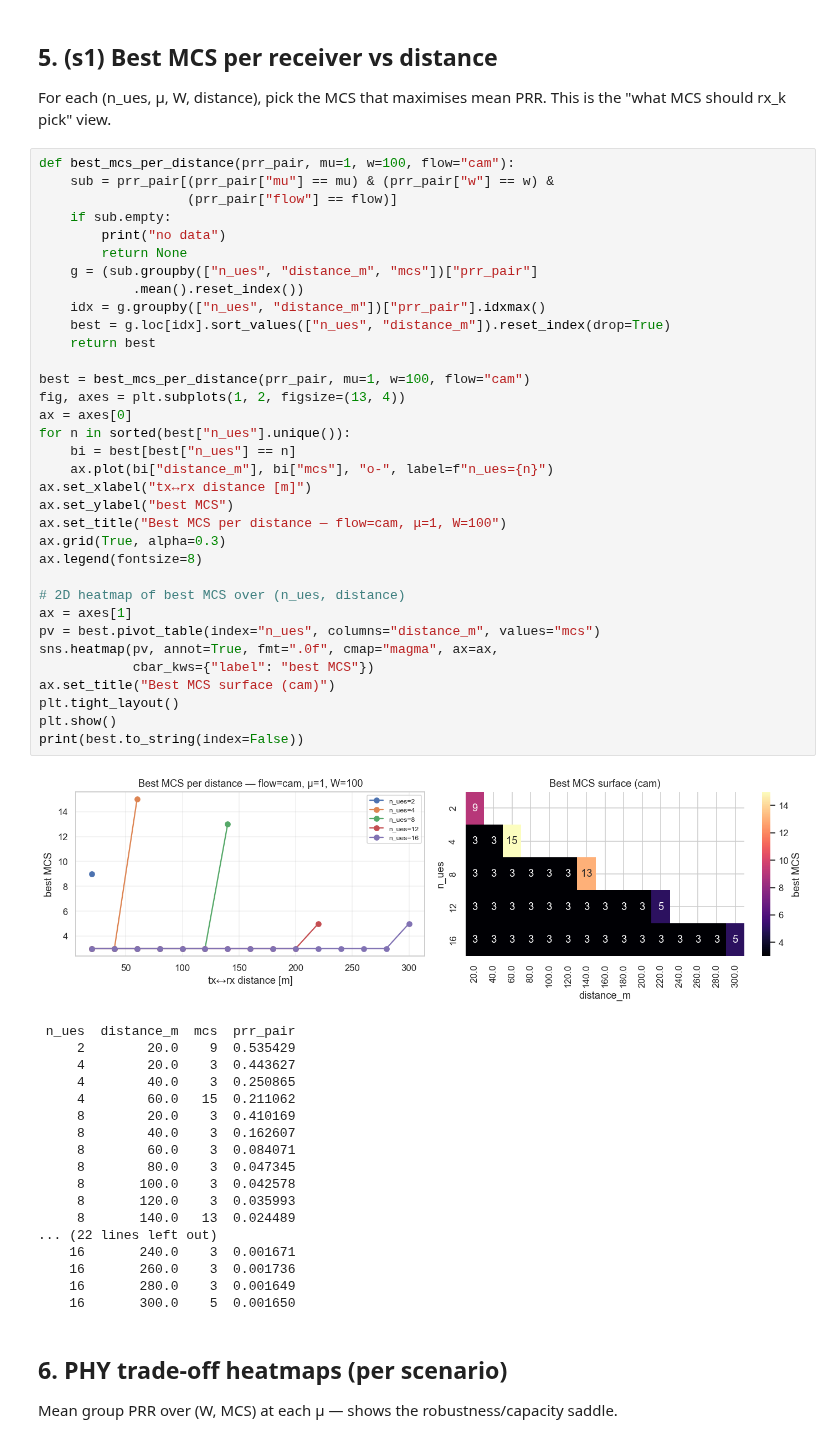
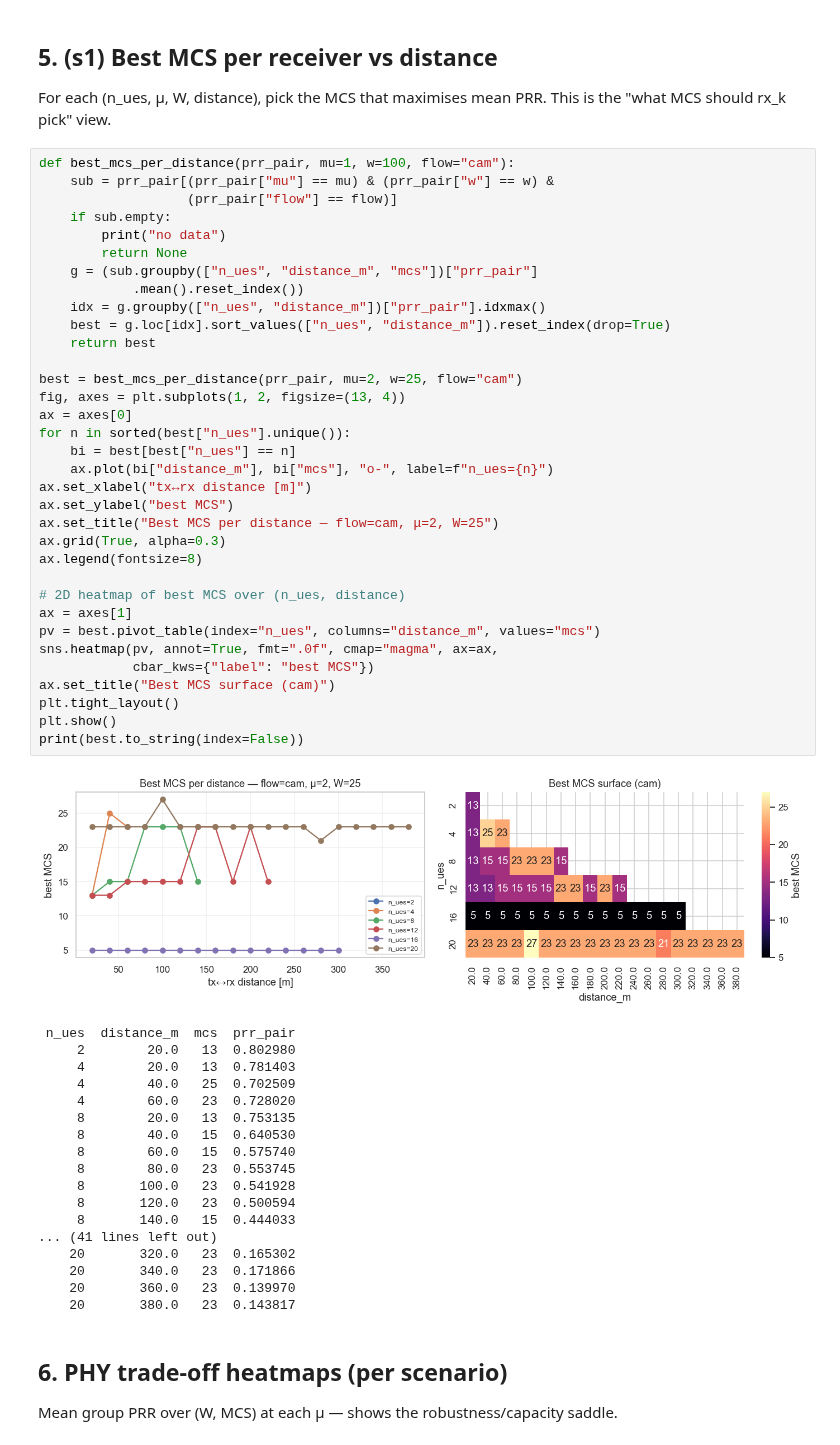
Before and after one commit to 0had0/groupcast-adaptation-ns3, a Jupyter notebook: scratch_overlay/adaptive-phy-eval/scripts/notebooks/sweep_eval.ipynb, the cells around one changed output. Drawn from its saved outputs; the diff is of its cells as text.

```diff
--- a/scratch_overlay/adaptive-phy-eval/scripts/notebooks/sweep_eval.ipynb
+++ b/scratch_overlay/adaptive-phy-eval/scripts/notebooks/sweep_eval.ipynb
@@ -328,53 +328,53 @@ def best_mcs_per_distance(prr_pair, mu=1, w=100, flow="cam"):
                    (prr_pair["flow"] == flow)]
     if sub.empty:
         print("no data")
         return None
     g = (sub.groupby(["n_ues", "distance_m", "mcs"])["prr_pair"]
             .mean().reset_index())
     idx = g.groupby(["n_ues", "distance_m"])["prr_pair"].idxmax()
     best = g.loc[idx].sort_values(["n_ues", "distance_m"]).reset_index(drop=True)
     return best
 
-best = best_mcs_per_distance(prr_pair, mu=1, w=100, flow="cam")
+best = best_mcs_per_distance(prr_pair, mu=2, w=25, flow="cam")
 fig, axes = plt.subplots(1, 2, figsize=(13, 4))
 ax = axes[0]
 for n in sorted(best["n_ues"].unique()):
     bi = best[best["n_ues"] == n]
     ax.plot(bi["distance_m"], bi["mcs"], "o-", label=f"n_ues={n}")
 ax.set_xlabel("tx↔rx distance [m]")
 ax.set_ylabel("best MCS")
-ax.set_title("Best MCS per distance — flow=cam, μ=1, W=100")
+ax.set_title("Best MCS per distance — flow=cam, μ=2, W=25")
 ax.grid(True, alpha=0.3)
 ax.legend(fontsize=8)
 
 # 2D heatmap of best MCS over (n_ues, distance)
 ax = axes[1]
 pv = best.pivot_table(index="n_ues", columns="distance_m", values="mcs")
 sns.heatmap(pv, annot=True, fmt=".0f", cmap="magma", ax=ax,
             cbar_kws={"label": "best MCS"})
 ax.set_title("Best MCS surface (cam)")
 plt.tight_layout()
 plt.show()
 print(best.to_string(index=False))
 # %% [output]
-[figure, old version]
+[figure, new version]
  n_ues  distance_m  mcs  prr_pair
-     2        20.0    9  0.535429
-     4        20.0    3  0.443627
-     4        40.0    3  0.250865
-     4        60.0   15  0.211062
-     8        20.0    3  0.410169
-     8        40.0    3  0.162607
-     8        60.0    3  0.084071
-     8        80.0    3  0.047345
-     8       100.0    3  0.042578
-     8       120.0    3  0.035993
-     8       140.0   13  0.024489
-... (22 lines left out)
-    16       240.0    3  0.001671
-    16       260.0    3  0.001736
-    16       280.0    3  0.001649
-    16       300.0    5  0.001650
+     2        20.0   13  0.802980
+     4        20.0   13  0.781403
+     4        40.0   25  0.702509
+     4        60.0   23  0.728020
+     8        20.0   13  0.753135
+     8        40.0   15  0.640530
+     8        60.0   15  0.575740
+     8        80.0   23  0.553745
+     8       100.0   23  0.541928
+     8       120.0   23  0.500594
+     8       140.0   15  0.444033
+... (41 lines left out)
+    20       320.0   23  0.165302
+    20       340.0   23  0.171866
+    20       360.0   23  0.139970
+    20       380.0   23  0.143817
 # %% [markdown]
 ## 6. PHY trade-off heatmaps (per scenario)
 
```
Also changed, not shown: parts of 1 cell of this notebook, 4 other files.
